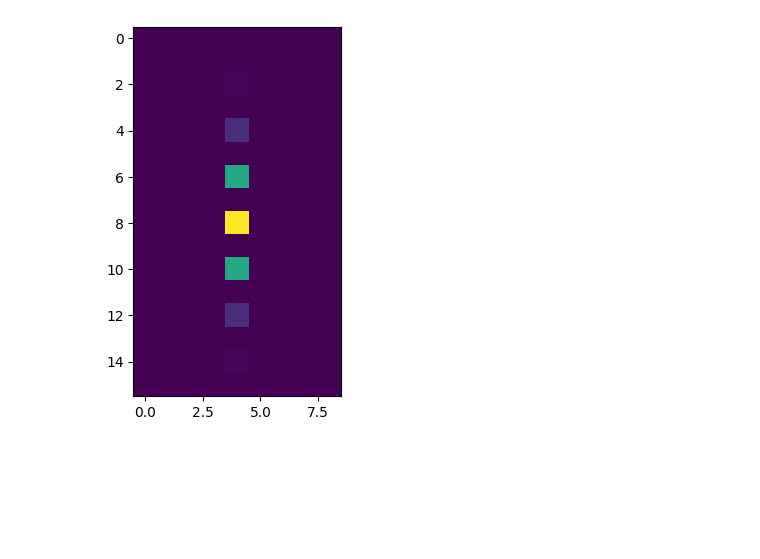
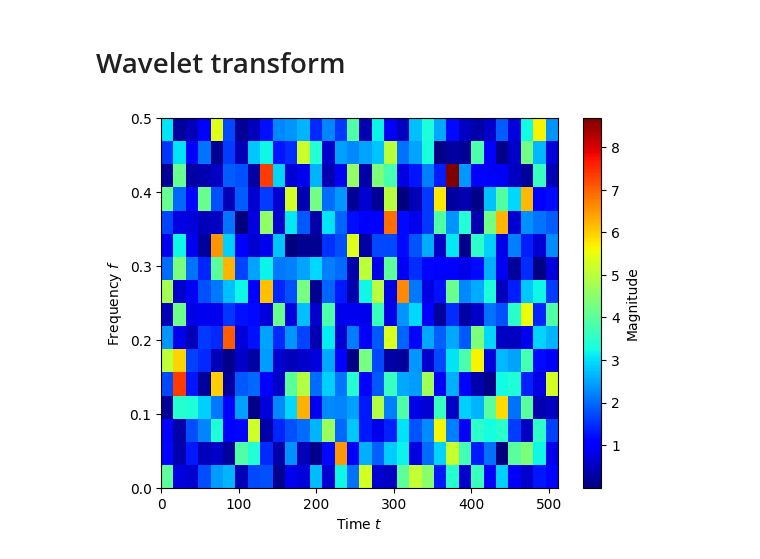
Before and after one commit to cjm96/WDM_GW_wavelets, a Jupyter notebook: examples/discrete_wavelet_transform.ipynb, the cells around one changed output. Saved outputs shown, nothing was run; the diff lists cells and outputs as text; code cells hidden in the pictures; blank space fills up the shorter version.

Commit message:
unit test for exact transform

```diff
--- a/examples/discrete_wavelet_transform.ipynb
+++ b/examples/discrete_wavelet_transform.ipynb
@@ -21,5 +6,0 @@ w = wdm.my_test_transform(x)
-# %%
-plt.imshow(np.abs(w))
-plt.show()
-# %% [output]
-[figure, removed]
@@ -27,0 +7,12 @@ x = np.random.uniform(size=len(times))
+# %% [markdown]
+# Wavelet transform
+# %%
+wdm = WDM_transform(dt=1., Nf=16, N=512, q=5)
+
+x = np.random.randn(wdm.N) # white noise
+
+w = wdm.forward_transform_exact(x)
+# %%
+wdm.time_frequency_plot(w)
+# %% [output]
+[figure, added]
```
Also changed, not shown: parts of 7 cells of this notebook, 2 other files.
